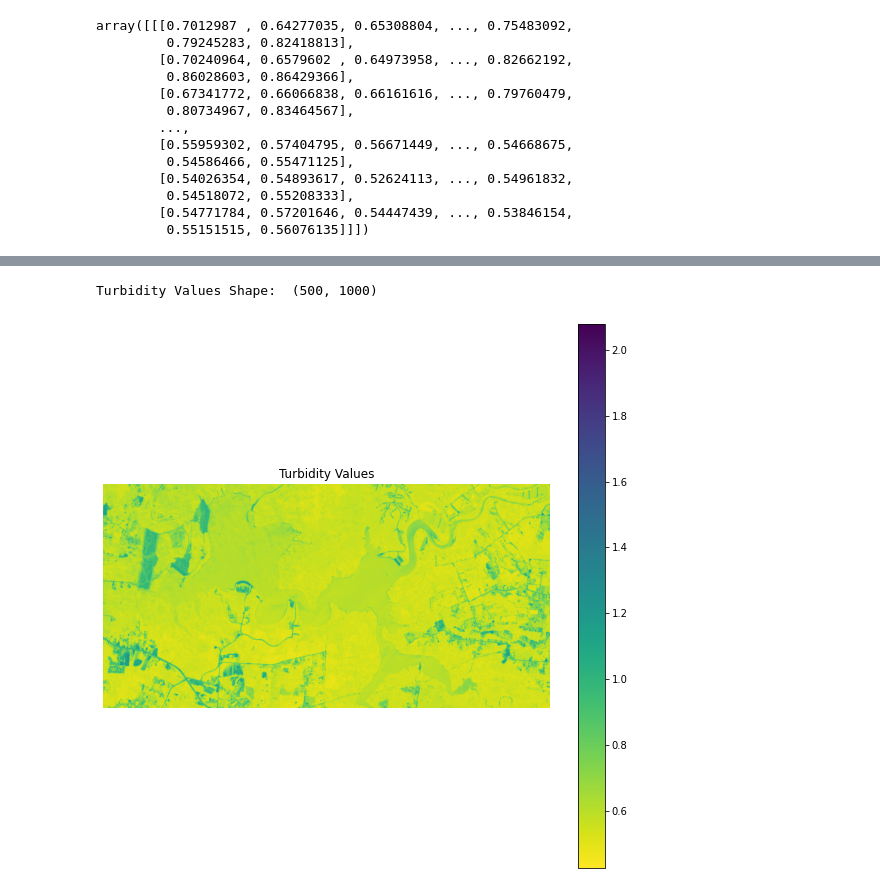
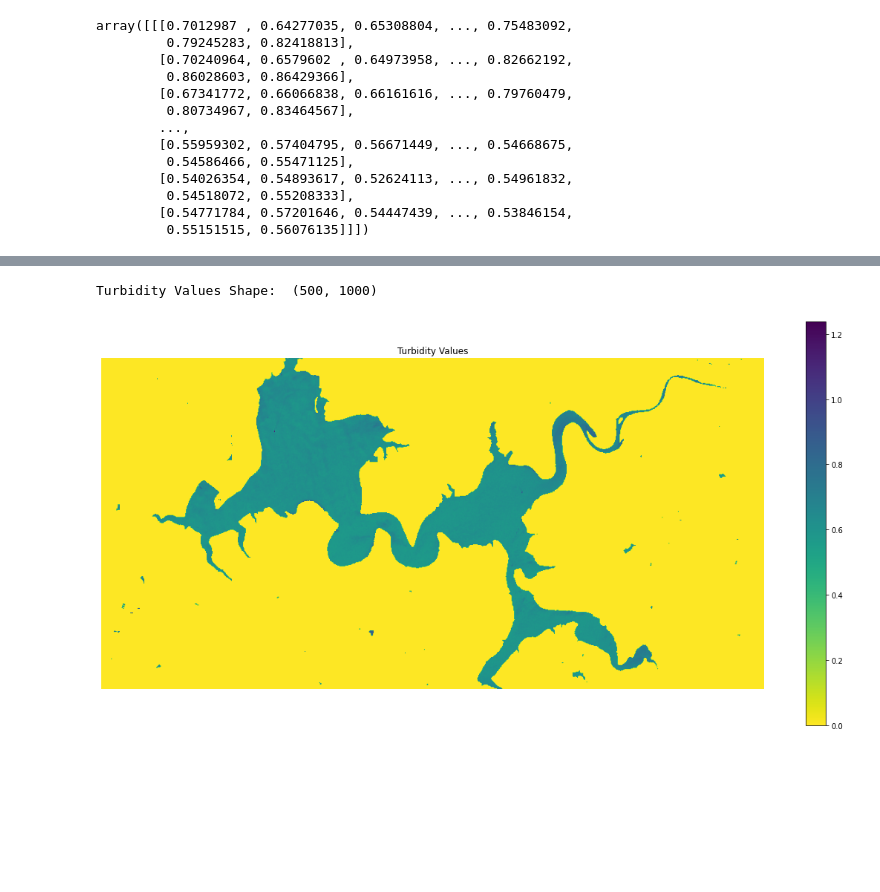
Before and after one commit to UjalaJha/NasaSpaceAppChallenge, a Jupyter notebook: HarmfulAlgaeBloom/HABNetHarshLake.ipynb, the cells around one changed output, grey strips where cells are left out. Cells and saved outputs as stored; diff of their text form; code cells hidden in the pictures; blank space fills up the shorter version.

```diff
--- a/HarmfulAlgaeBloom/HABNetHarshLake.ipynb
+++ b/HarmfulAlgaeBloom/HABNetHarshLake.ipynb
@@ -232,0 +286,5 @@ array([[1.72686662, 1.62949195, 1.64853301, ..., 0.15015773, 0.17875989,
+# %%
+for j in range(len(cha_hl_arr)):
+  for k in range(len(cha_hl_arr[j])):
+    if(ndwi2hl[j][k]<0):
+      cha_hl_arr[j][k]=0.0
@@ -471,3 +527,8 @@ pca_hl=numpy.array(pca_hl)
 pca_hl.shape
 # %% [output]
 (500, 1000)
+# %%
+for j in range(len(pca_hl)):
+  for k in range(len(pca_hl[j])):
+    if(ndwi2hl[j][k]<0):
+      pca_hl[j][k]=0.0
@@ -474,7 +553,7 @@ pca_hl.shape
 # %%
 for i in range(len(pca_hl)):
   for j in range(len(pca_hl[i])):
-    pca_hl[i][j]=((pca_hl[i][j]-min)/(max-min))
+    pca_hl[i][j]=((pca_hl[i][j]/max))
 # %%
 pca_hl=numpy.array(pca_hl)
 # %%
@@ -549,6 +622,11 @@ for i in range(1):
   for j in range(1):
     for k in range(7500,8000):
       turbidity_hl.append(turbidity[i][k][4500:5500])
+# %%
+for j in range(len(turbidity_hl)):
+  for k in range(len(turbidity_hl[j])):
+    if(ndwi2hl[j][k]<0):
+      turbidity_hl[j][k]=0.0
 # %%
 def show_band(img, title='', size=(6,6), cmap='viridis'):
   print(title+' Shape: ', img.shape)
@@ -569,7 +647,7 @@ numpy.amax(turbidity_hl)
 # %%
 turbidity_hl=numpy.array(turbidity_hl)
 # %%
-show_band(turbidity_hl, title='Turbidity Values', size=(10,10), cmap="viridis_r")
+show_band(turbidity_hl, title='Turbidity Values', size=(20,10), cmap="viridis_r")
 # %% [output]
 Turbidity Values Shape:  (500, 1000)
-[figure, old version]
+[figure, new version]
```
Also changed, not shown: parts of 24 cells of this notebook, 1 other file.
